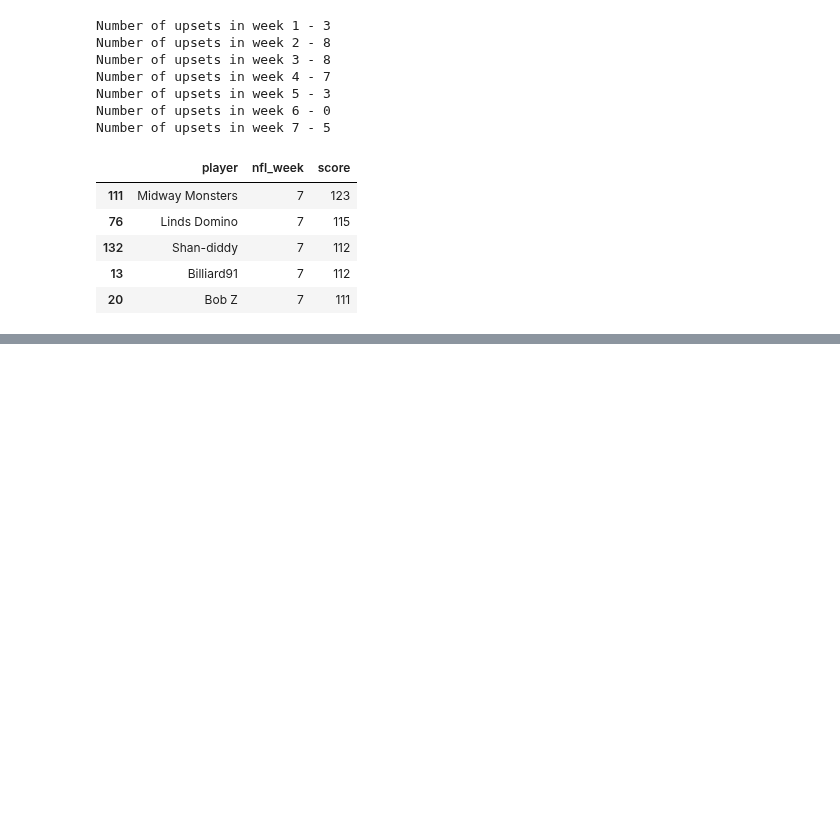
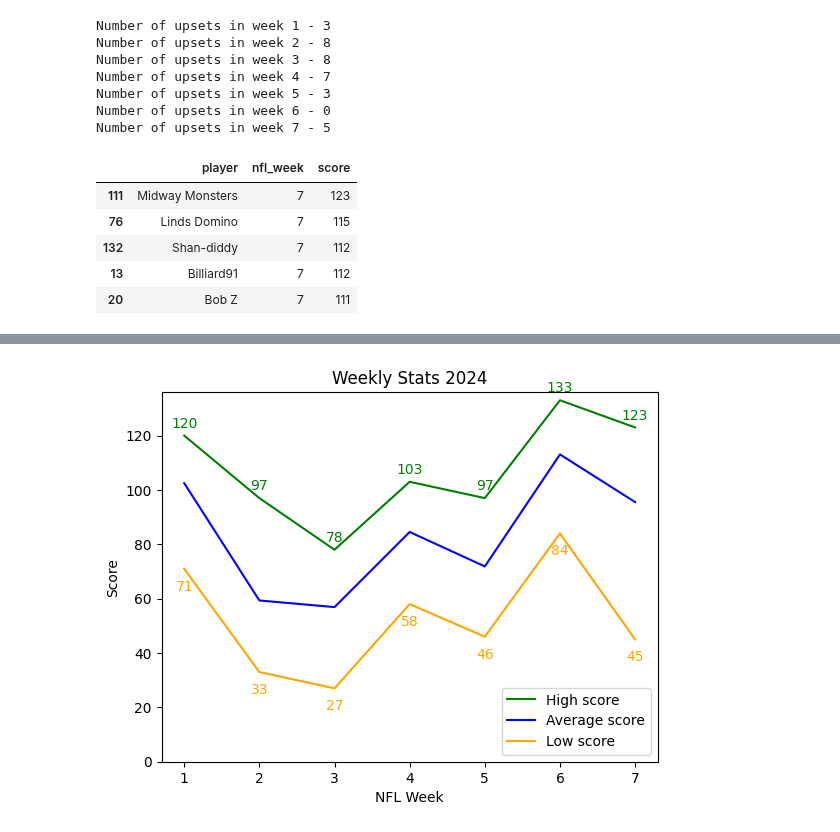
Before and after one commit to michaelzwartz/Confidence-pool, a Jupyter notebook: stats2024.ipynb, the cells around one changed output, grey strips where cells are left out. Drawn from its saved outputs; the diff is of its cells as text; code cells hidden in the pictures; blank space fills up the shorter version.

```diff
--- a/stats2024.ipynb
+++ b/stats2024.ipynb
@@ -54,6 +54,7 @@ for file in os.listdir(directory):
 
 data_merged = full_picks.merge(odds_and_results, left_on=['home_team', 'nfl_week'], right_on=['home_team_abbrv', 'nfl_week'], how='left')
 # %%
+upset_counts = pd.DataFrame(columns=['week', 'upset'])
 i = 1
 
 while i <= max(odds_and_results['nfl_week']):
@@ -66,6 +67,8 @@ while i <= max(odds_and_results['nfl_week']):
 
     upset_count = upset_condition.sum()
 
+    upset_counts.loc[i-1] = [i, upset_count]
+
     print("Number of upsets in week", i, "-", upset_count)
     i = i + 1
 # %% [output]
@@ -115,0 +106,7 @@ results.groupby(['nfl_week']).describe()
+# %%
+analysis = results.groupby(['nfl_week']).describe().reset_index(inplace=False)
+
+analysis.columns = ['NFL week', 'count', 'Avg score', 'std', 'Low Score', '25%', '50%', '75%', 'High Score']
+
+analysis['range'] = analysis['High Score'] - analysis['Low Score']
+analysis
@@ -116,3 +122,38 @@ results.groupby(['nfl_week']).describe()
+# %%
+import matplotlib.pyplot as plt
+
+analysis_merged = analysis.merge(upset_counts, how='left', left_on='NFL week', right_on='week')
+
+plt.plot(analysis_merged['NFL week'], analysis_merged['High Score'], color="green", label='High score')
+plt.plot(analysis_merged['NFL week'], analysis_merged['Avg score'], color="blue", label='Average score')
+plt.plot(analysis_merged['NFL week'], analysis_merged['Low Score'], color="orange", label='Low score')
+
+
+# Adding titles and labels
+plt.title('Weekly Stats 2024')
+plt.xlabel('NFL Week')
+plt.ylabel('Score')
+plt.xticks(analysis_merged['NFL week'])  # Set x ticks to be the same as x values
+plt.ylim(0, 136)
+#plt.grid()
+
+# Adding a legend
+plt.legend(loc='lower right')
+
+#label y points
+for i, v in enumerate(analysis_merged['High Score']):
+    rounded_value = round(v)
+    plt.text(analysis_merged['NFL week'][i], v + 3, str(rounded_value), color='green', ha='center')
+
+# Label each data point for the second series
+for i, v in enumerate(analysis_merged['Low Score']):
+    rounded_value = round(v)
+    plt.text(analysis_merged['NFL week'][i], v - 8, str(rounded_value), color='orange', ha='center')
+
+# Show the plot
+plt.show()
+# %% [output]
+[figure, added]
 # %%
 #pick strength rating
 player_pick_strength = total_score.copy()
```
Also changed, not shown: parts of 3 cells of this notebook, 1 other file.
